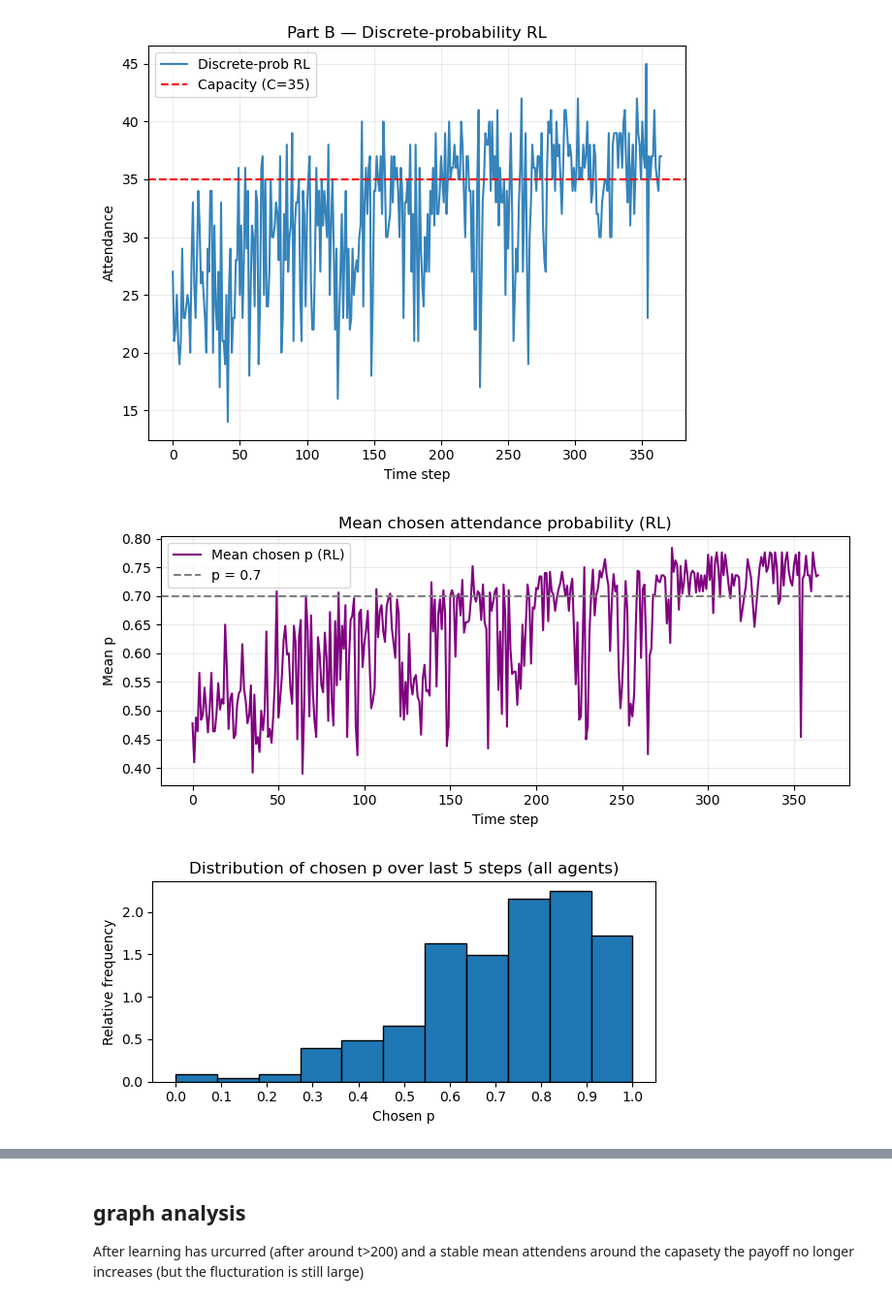
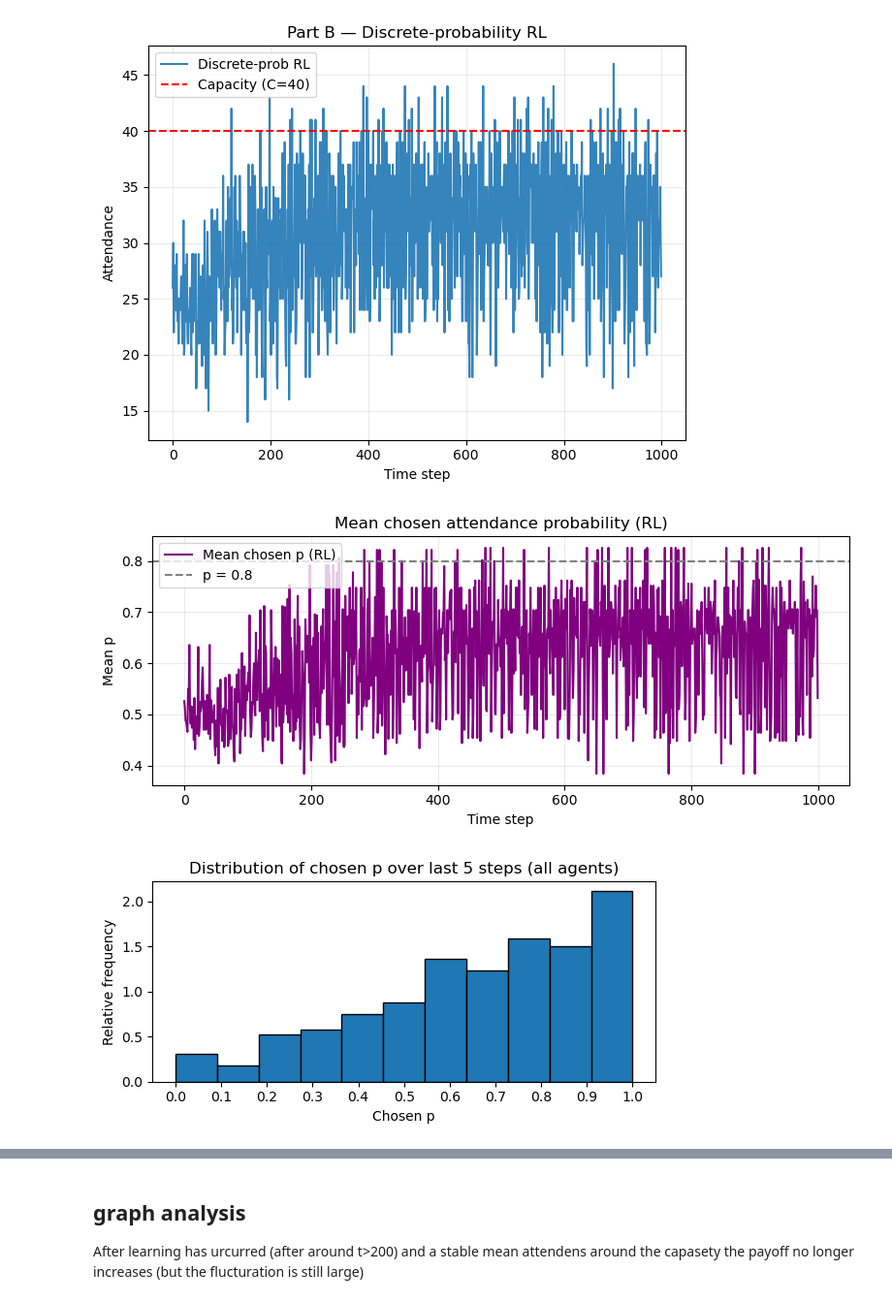
Before and after one commit to DragonsAreFuckingCool/discrete-probability-multi-agent-reinforcement-learning, a Jupyter notebook: discreateProbQLearning.ipynb, the cells around one changed output, grey strips where cells are left out. Shown at 97% size. Saved outputs shown, nothing was run; the diff lists cells and outputs as text; code cells hidden in the pictures.

Commit message:
A tau that decreases over time has been implemented in both cases - and the parameters have been played with and a plot for payoff has been contructed for individual punishment

```diff
--- a/discreateProbQLearning.ipynb
+++ b/discreateProbQLearning.ipynb
@@ -21,30 +21,34 @@ random.seed(SEED)
 
 # Game / environment
 N = 50            # number of agents
-C_frac = 0.7      # capacity as fraction of population
+C_frac = 0.8      # capacity as fraction of population
 C = int(C_frac * N)  # bar capacity
 T = 365         # number of rounds / time steps
 
 # Payoffs
-G = 100.0   # payoff for attending when not overcrowded - note that to large G destroys the learning
-S = 4.0   # payoff for staying home
-F = 2.0   # payoff for attending when overcrowded
+G = 1000.0   # payoff for attending when not overcrowded - note that to large G destroys the learning
+S = 500.0   # payoff for staying home
+F = 400.0   # payoff for attending when overcrowded
 
 # Theta / punishment parameters (Part B)
-rho = 0.6 #PREV 0.1
+rho = 1.2 #PREV 0.1
 alpha = 1.8 #PREV 1.3
 theta_cap = 1000
-bar_theta = 1.1 #prev 1.1
+bar_theta = 2.0 #prev 1.1
 beta = 0.5
 
 # RL parameters (Part B)
 M = 10          # discretization steps: actions = 0..M (p = a/M) there will be M+1 many probability levels cus also 0
 LR = 0.01       # Q-learning rate - prev 0.01
-GAMMA = 0.6     # discount factor - prev 0.8
-TAU = 0.01      # softmax temperature - prev 0.1
+GAMMA = 0.9     # discount factor - prev 0.8
+#TAU = 0.1      # softmax temperature - prev 0.1
 K_INIT = 0.1    # initial Q value range
 # ---------------------------------------------------------------------
 
+# --- Temperature schedule parameters ---
+TAU_START = 1.0      # initial exploration temperature
+TAU_MIN = 0.001       # minimal exploration
+TAU_DECAY = 0.01    # decay rate
 
 # -------------------------
 # Part A: Original El Farol
@@ -99,7 +103,7 @@ def run_el_farol_predictors(N=N, C=C, T=T, predictor_windows=(1, 3, 5, 10)):
 # -------------------------
 # Part B: Discrete-probability RL
 # -------------------------
-def softmax(x, tau=TAU):
+def softmax(x, tau):
     #Boltzmann (softmax) policy, which converts Q-values into action probabilities - x is vector of q-values (consites of action and state)
     z = x / tau
     z -= np.max(z) #just numerical stability
@@ -122,7 +126,7 @@ def make_state(A, Theta):
     return (a_int, theta_bin)
 
 
-def run_discrete_prob_rl(N=N, C=C, T=T, M=M, lr=LR, gamma=GAMMA, tau=TAU,
+def run_discrete_prob_rl(N=N, C=C, T=T, M=M, lr=LR, gamma=GAMMA, tau=TAU_START,
                          rho=rho, alpha=alpha, beta=beta, bar_theta=bar_theta,
                          theta_cap=theta_cap, k_init=K_INIT):
     """Discrete-probability RL model"""
@@ -150,8 +154,14 @@ def run_discrete_prob_rl(N=N, C=C, T=T, M=M, lr=LR, gamma=GAMMA, tau=TAU,
     avg_payoff_ts = []              # NEW: track average payoff each timestep
     all_payoffs = np.zeros((T, N))  # NEW: record individual payoffs each timestep
 
+    tau_history = [] #NEW: for decaying exploration
+
     for t in range(T):
         #THE LOOP BEGINS
+
+        tau_t = max(TAU_MIN, TAU_START * np.exp(-TAU_DECAY * t)) #just makes sure that it is at least tau min but still deays
+        tau_history.append(tau_t) # add to history for plotting
+
         A_prev = attendance_ts[-1] if t > 0 else int(N * 0.1) #previous attendance (use 10% of N as initial attendance at t=0). WHY 0.1
         state = make_state(A_prev, Theta) #RETURNS PREVIAUS STATE AS INTEGER AND THETA (JUST BINED)
 
@@ -160,7 +170,7 @@ def run_discrete_prob_rl(N=N, C=C, T=T, M=M, lr=LR, gamma=GAMMA, tau=TAU,
 
         for i in range(N): # for each player
             qvec = q_get(Q_tables[i], state) #get state representation for player i aka their q-table in a givn state ( stat consisting of prev atendens and theta)
-            probs = softmax(qvec, tau=tau) #softmax converts Q-values into a categorical distribution over indices 0..M. Temperature tau controls exploration vs exploitation
+            probs = softmax(qvec, tau=tau_t) #softmax converts Q-values into a categorical distribution over indices 0..M. Temperature tau controls exploration vs exploitation. NEW: now tau_t
             idx = np.random.choice(np.arange(M + 1), p=probs) #idx is the chosen discrete index; stored in chosen_idxs[i] and increments chosen_action_counts[i, idx].
             # idx is a random choice, but weighted by the current Q-values. It’s not purely random; it’s probabilistic action selection guided by the learned Q-values.
             chosen_idxs[i] = int(idx)
@@ -245,7 +255,8 @@ def run_discrete_prob_rl(N=N, C=C, T=T, M=M, lr=LR, gamma=GAMMA, tau=TAU,
         "final_Q_tables": Q_tables,
         "attendance_var_ts": np.array(attendance_var_ts),   # NEW
         "avg_payoff_ts": np.array(avg_payoff_ts),    # NEW
-        "all_payoffs": np.array(all_payoffs)         # NEW
+        "all_payoffs": np.array(all_payoffs),         # NEW
+        "tau_history": np.array(tau_history)         #NEW
 
     }
 # %%
@@ -259,9 +270,8 @@ if __name__ == "__main__":
     print(f"Mean attendance (last 100): {att_el[-100:].mean():.2f}")
 
     print("\n=== Part B: Discrete-probability RL ===")
-    res = run_discrete_prob_rl(T=T)
 
-    res = run_discrete_prob_rl(N=N, C=C, T=365, M=M, lr=LR, gamma=GAMMA, tau=TAU,
+    res = run_discrete_prob_rl(N=N, C=C, T=1000, M=M, lr=LR, gamma=GAMMA, tau=TAU_START,
                          rho=rho, alpha=alpha, beta=beta, bar_theta=bar_theta,
                          theta_cap=theta_cap, k_init=K_INIT)
 
@@ -321,5 +331,12 @@ if __name__ == "__main__":
     plt.xticks(np.linspace(0, 1, 11))
     plt.tight_layout()
     plt.show()
+
+    tau_his = res["tau_history"]
+    plt.plot(tau_his)
+    plt.title("Temperature (τ) Decay Over Time")
+    plt.xlabel("Time Step")
+    plt.ylabel("τ value")
+    plt.show()
 # %% [output]
 === Part A: Original El Farol ===
@@ -331,3 +348,3 @@ Mean chosen p (last 100): 0.723
-[figure, old version]
+[figure, new version]
-[figure, old version]
+[figure, new version]
-[figure, old version]
+[figure, new version]
```
Also changed, not shown: parts of 7 cells of this notebook, 1 other file.
